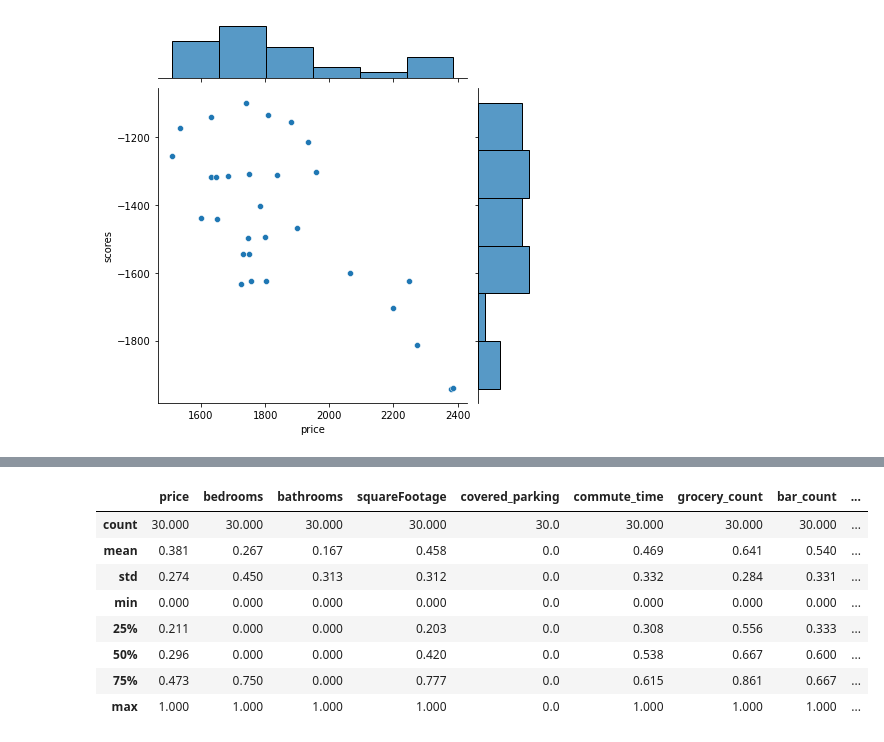
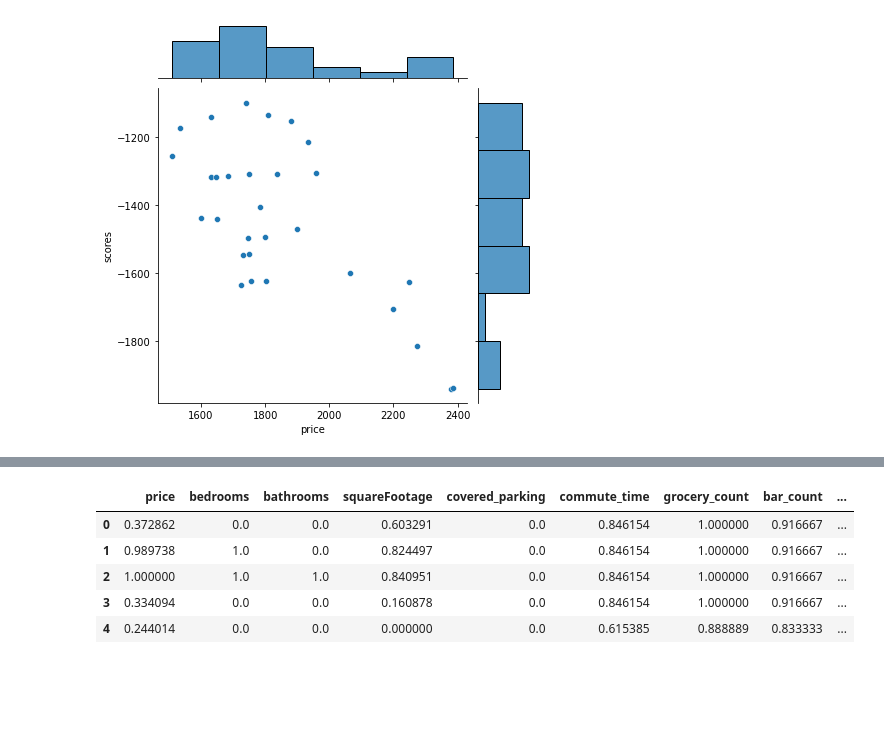
Before and after one commit to cpokorsk/Apartment_Ranking, a Jupyter notebook: Final_Analysis.ipynb, the cells around one changed output, grey strips where cells are left out. Drawn from its saved outputs; the diff is of its cells as text; code cells hidden in the pictures; blank space fills up the shorter version.

```diff
--- a/Final_Analysis.ipynb
+++ b/Final_Analysis.ipynb
@@ -14,5 +16,5 @@ import googlemaps
 # %%
-api_key = open('google_api_key.txt','r')
+api_key = open('C:/Users/Callie/Documents/PythonText/google_api_key.txt','r')
 gmaps = googlemaps.Client(key=api_key.readline())
 api_key.close()
 # %% [markdown]
@@ -95,9 +97,12 @@ print(arrive)
 
 commute = {}
 
+office = open('C:/Users/Callie/Documents/PythonText/Office_Address.txt','r')
+off_ad = office.readline()
+
 for address in complex_address:
     Origin = address
-    Destination = '7500 GEOINT Dr, Springfield, VA 22150'
+    Destination = off_ad
 
     results = gmaps.distance_matrix(Origin,
                                     Destination,
@@ -106,5 +111,6 @@ for address in complex_address:
 
     commute[address] = results['rows'][0]['elements'][0]['duration']['text']
 
+office.close()
 commute
 # %% [output]
@@ -331,23 +322,20 @@ memory usage: 6.2+ KB
 # %%
 columns_to_scale = ['price', 'bedrooms','bathrooms','squareFootage','covered_parking',
                     'commute_time','grocery_count','bar_count','gas_count','resturant_count',
                     'hospital_count', 'park_count', 'hardwood_floors', 'office','open_concept',
                     'high_ceiling']
 
 scaled_array = mm_scaler.fit_transform(df[columns_to_scale])
 df_scaled = pd.DataFrame(scaled_array, columns=columns_to_scale)
 
-df_scaled.describe().round(3)
+df_scaled.head()
 # %% [output]
 |  | price | bedrooms | bathrooms | squareFootage | covered_parking | commute_time | grocery_count | bar_count | ... |
-| count | 30.000 | 30.000 | 30.000 | 30.000 | 30.0 | 30.000 | 30.000 | 30.000 | ... |
-| mean | 0.381 | 0.267 | 0.167 | 0.458 | 0.0 | 0.469 | 0.641 | 0.540 | ... |
-| std | 0.274 | 0.450 | 0.313 | 0.312 | 0.0 | 0.332 | 0.284 | 0.331 | ... |
-| min | 0.000 | 0.000 | 0.000 | 0.000 | 0.0 | 0.000 | 0.000 | 0.000 | ... |
-| 25% | 0.211 | 0.000 | 0.000 | 0.203 | 0.0 | 0.308 | 0.556 | 0.333 | ... |
-| 50% | 0.296 | 0.000 | 0.000 | 0.420 | 0.0 | 0.538 | 0.667 | 0.600 | ... |
-| 75% | 0.473 | 0.750 | 0.000 | 0.777 | 0.0 | 0.615 | 0.861 | 0.667 | ... |
-| max | 1.000 | 1.000 | 1.000 | 1.000 | 0.0 | 1.000 | 1.000 | 1.000 | ... |
+| 0 | 0.372862 | 0.0 | 0.0 | 0.603291 | 0.0 | 0.846154 | 1.000000 | 0.916667 | ... |
+| 1 | 0.989738 | 1.0 | 0.0 | 0.824497 | 0.0 | 0.846154 | 1.000000 | 0.916667 | ... |
+| 2 | 1.000000 | 1.0 | 1.0 | 0.840951 | 0.0 | 0.846154 | 1.000000 | 0.916667 | ... |
+| 3 | 0.334094 | 0.0 | 0.0 | 0.160878 | 0.0 | 0.846154 | 1.000000 | 0.916667 | ... |
+| 4 | 0.244014 | 0.0 | 0.0 | 0.000000 | 0.0 | 0.615385 | 0.888889 | 0.833333 | ... |
 # %%
 df_scaled['scaled_score'] = df_scaled.apply(set_score, axis=1)
 sns.distplot(df_scaled['scaled_score'], bins=10)
```
Also changed, not shown: parts of 23 cells of this notebook, 1 other file.
